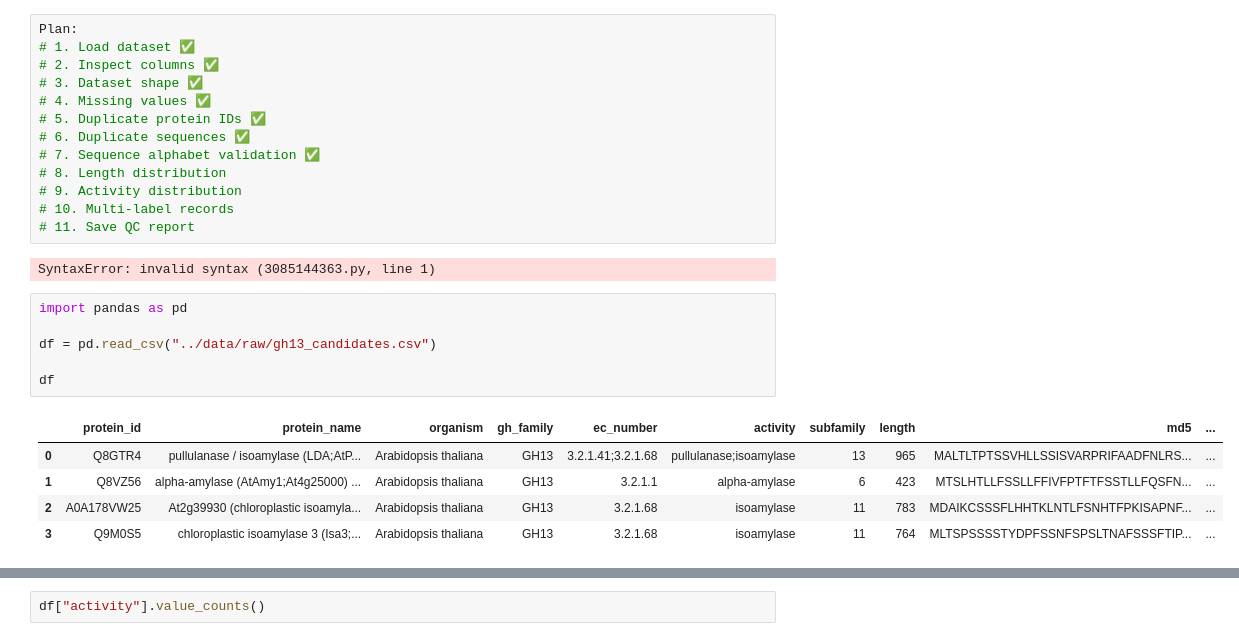
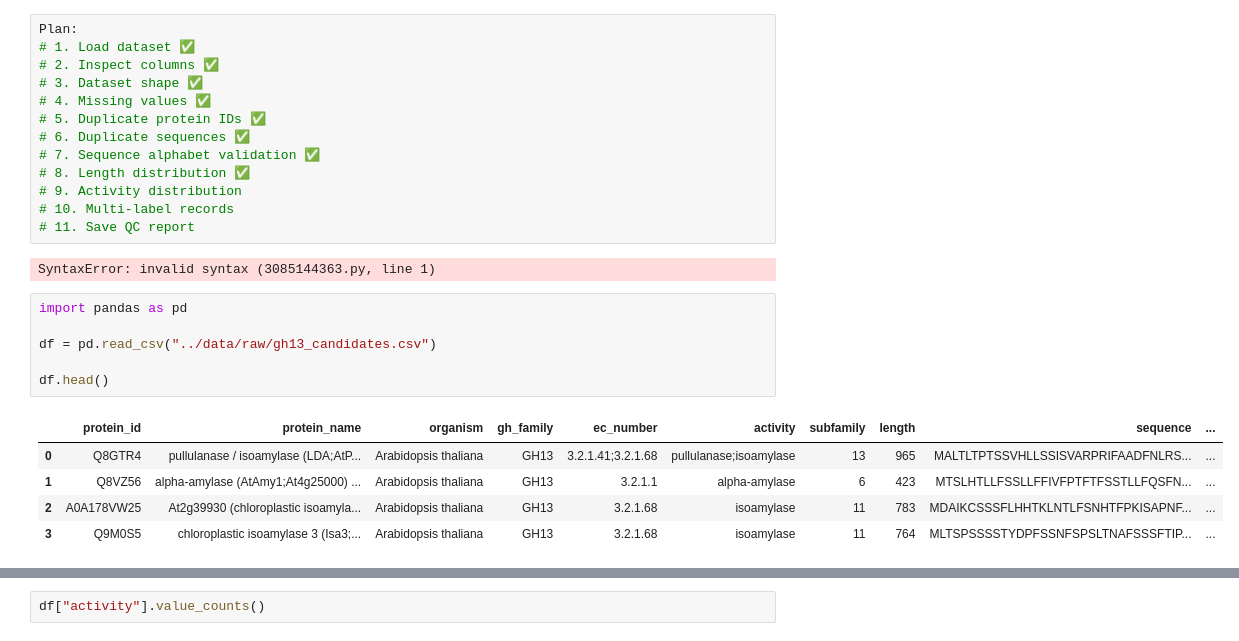
Before and after one commit to cignoBianco/plant-enzyme-ml, a Jupyter notebook: notebooks/01_dataset_exploration.ipynb, the cells around one changed output, grey strips where cells are left out. Saved outputs shown, nothing was run; the diff lists cells and outputs as text.

```diff
--- a/notebooks/01_dataset_exploration.ipynb
+++ b/notebooks/01_dataset_exploration.ipynb
@@ -7,7 +7,7 @@ Plan:
 # 5. Duplicate protein IDs ✅
 # 6. Duplicate sequences ✅
 # 7. Sequence alphabet validation ✅
-# 8. Length distribution
+# 8. Length distribution ✅
 # 9. Activity distribution
 # 10. Multi-label records
 # 11. Save QC report
@@ -16,11 +16,11 @@ SyntaxError: invalid syntax (3085144363.py, line 1)
 # %%
 import pandas as pd
 
 df = pd.read_csv("../data/raw/gh13_candidates.csv")
 
-df
+df.head()
 # %% [output]
-|  | protein_id | protein_name | organism | gh_family | ec_number | activity | subfamily | length | md5 | ... |
+|  | protein_id | protein_name | organism | gh_family | ec_number | activity | subfamily | length | sequence | ... |
 | 0 | Q8GTR4 | pullulanase / isoamylase (LDA;AtP... | Arabidopsis thaliana | GH13 | 3.2.1.41;3.2.1.68 | pullulanase;isoamylase | 13 | 965 | MALTLTPTSSVHLLSSISVARPRIFAADFNLRS... | ... |
 | 1 | Q8VZ56 | alpha-amylase (AtAmy1;At4g25000) ... | Arabidopsis thaliana | GH13 | 3.2.1.1 | alpha-amylase | 6 | 423 | MTSLHTLLFSSLLFFIVFPTFTFSSTLLFQSFN... | ... |
 | 2 | A0A178VW25 | At2g39930 (chloroplastic isoamyla... | Arabidopsis thaliana | GH13 | 3.2.1.68 | isoamylase | 11 | 783 | MDAIKCSSSFLHHTKLNTLFSNHTFPKISAPNF... | ... |
```
Also changed, not shown: parts of 19 cells of this notebook, 1 other file.
